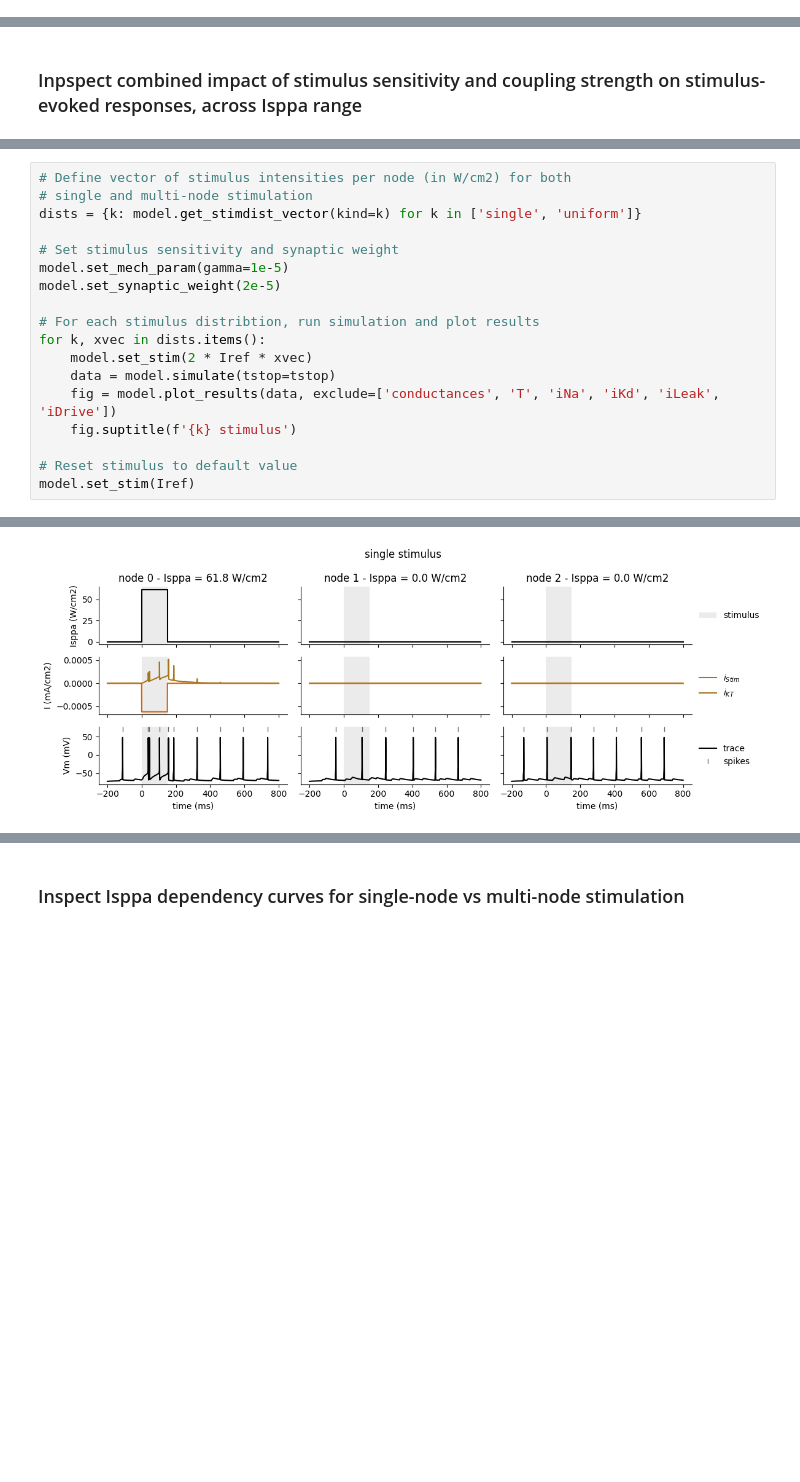
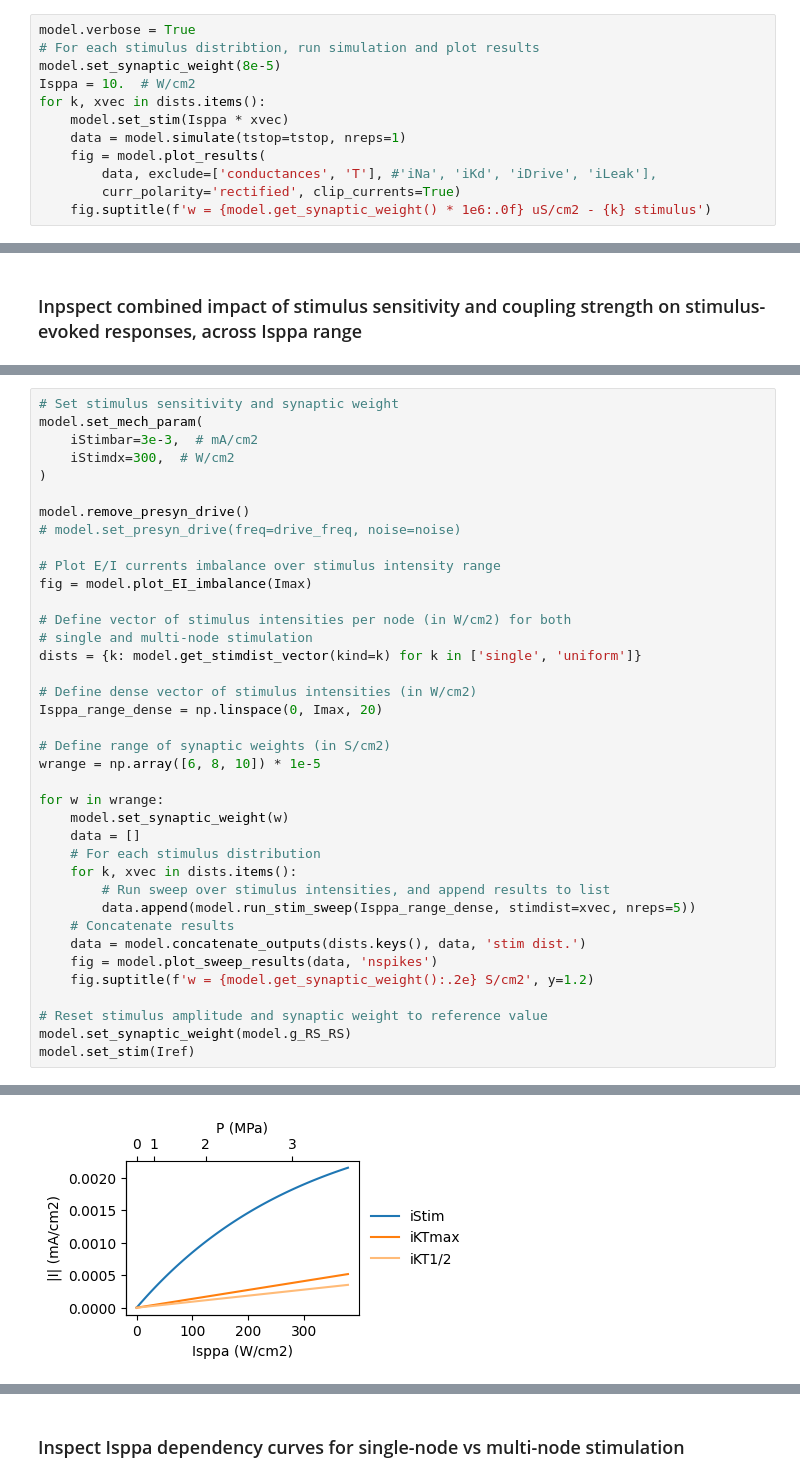
Before and after one commit to tjjlemaire/fusnetwork, a Jupyter notebook: network_analysis.ipynb, the cells around one changed output, grey strips where cells are left out. Drawn from its saved outputs; the diff is of its cells as text; blank space fills up the shorter version.

```diff
--- a/network_analysis.ipynb
+++ b/network_analysis.ipynb
@@ -233,0 +515,12 @@ model.set_synaptic_weight(model.g_RS_RS)
+# %%
+model.verbose = True
+# For each stimulus distribtion, run simulation and plot results
+model.set_synaptic_weight(8e-5)
+Isppa = 10.  # W/cm2
+for k, xvec in dists.items():
+    model.set_stim(Isppa * xvec)
+    data = model.simulate(tstop=tstop, nreps=1)
+    fig = model.plot_results(
+        data, exclude=['conductances', 'T'], #'iNa', 'iKd', 'iDrive', 'iLeak'],
+        curr_polarity='rectified', clip_currents=True)
+    fig.suptitle(f'w = {model.get_synaptic_weight() * 1e6:.0f} uS/cm2 - {k} stimulus')
@@ -350,19 +676,39 @@ fig = fg.figure
 # %%
+# Set stimulus sensitivity and synaptic weight
+model.set_mech_param(
+    iStimbar=3e-3,  # mA/cm2
+    iStimdx=300,  # W/cm2
+)
+
+model.remove_presyn_drive()
+# model.set_presyn_drive(freq=drive_freq, noise=noise)
+
+# Plot E/I currents imbalance over stimulus intensity range
+fig = model.plot_EI_imbalance(Imax)
+
 # Define vector of stimulus intensities per node (in W/cm2) for both
 # single and multi-node stimulation
 dists = {k: model.get_stimdist_vector(kind=k) for k in ['single', 'uniform']}
 
-# Set stimulus sensitivity and synaptic weight
-model.set_mech_param(gamma=1e-5)
-model.set_synaptic_weight(2e-5)
+# Define dense vector of stimulus intensities (in W/cm2)
+Isppa_range_dense = np.linspace(0, Imax, 20)
 
-# For each stimulus distribtion, run simulation and plot results
-for k, xvec in dists.items():
-    model.set_stim(2 * Iref * xvec)
-    data = model.simulate(tstop=tstop)
-    fig = model.plot_results(data, exclude=['conductances', 'T', 'iNa', 'iKd', 'iLeak', 'iDrive'])
-    fig.suptitle(f'{k} stimulus')
+# Define range of synaptic weights (in S/cm2)
+wrange = np.array([6, 8, 10]) * 1e-5
 
-# Reset stimulus to default value
+for w in wrange:
+    model.set_synaptic_weight(w)
+    data = []
+    # For each stimulus distribution
+    for k, xvec in dists.items():
+        # Run sweep over stimulus intensities, and append results to list
+        data.append(model.run_stim_sweep(Isppa_range_dense, stimdist=xvec, nreps=5))
+    # Concatenate results
+    data = model.concatenate_outputs(dists.keys(), data, 'stim dist.')
+    fig = model.plot_sweep_results(data, 'nspikes')
+    fig.suptitle(f'w = {model.get_synaptic_weight():.2e} S/cm2', y=1.2)
+
+# Reset stimulus amplitude and synaptic weight to reference value
+model.set_synaptic_weight(model.g_RS_RS)
 model.set_stim(Iref)
 # %% [output]
@@ -386 +718 @@ model.set_stim(Iref)
-[figure, old version]
+[figure, new version]
```
Also changed, not shown: parts of 28 cells of this notebook, 4 other files.
